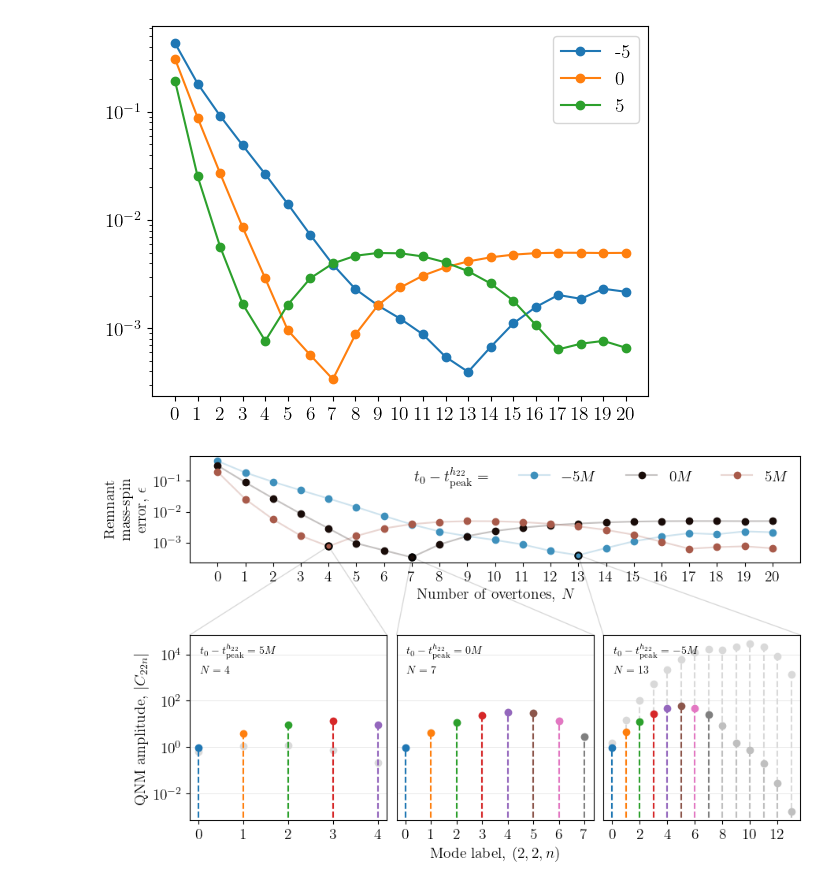
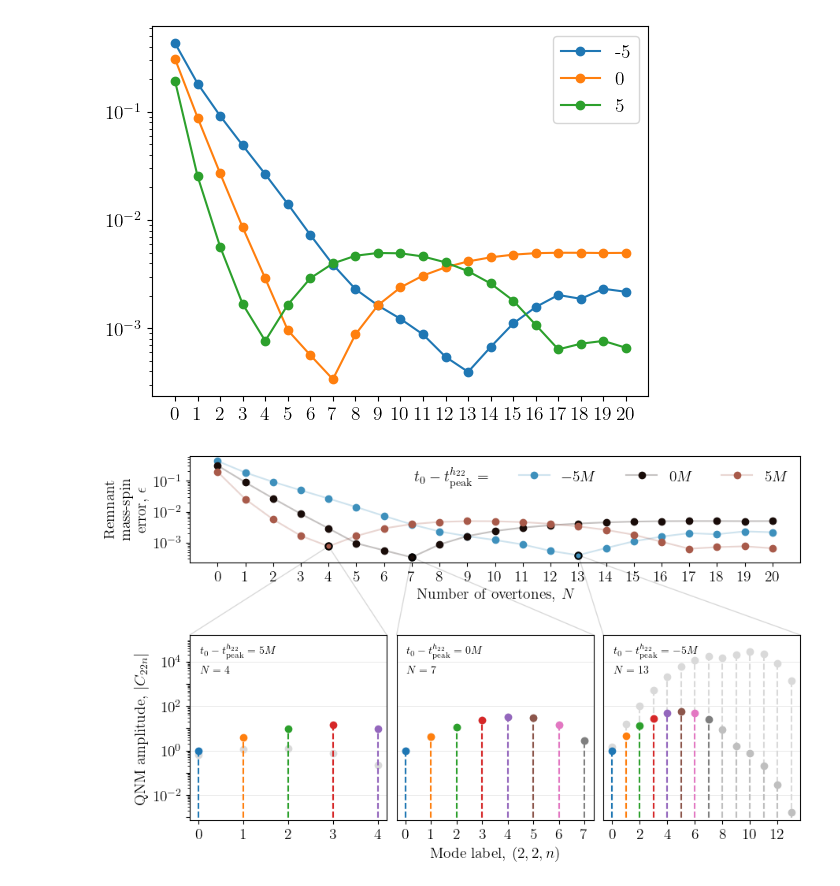
Before and after one commit to eliotfinch/thesis, a Jupyter notebook: Figures/ModellingTheRingdownFromPrecessingBlackHoleBinaries/305_plots.ipynb, the cells around one changed output. Drawn from its saved outputs; the diff is of its cells as text; code cells hidden in the pictures.

```diff
--- a/Figures/ModellingTheRingdownFromPrecessingBlackHoleBinaries/305_plots.ipynb
+++ b/Figures/ModellingTheRingdownFromPrecessingBlackHoleBinaries/305_plots.ipynb
@@ -312,12 +312,9 @@ for N, fit_time in zip(Ns, fit_times):
 # %%
 fig = plt.figure(figsize=(10, 6))
 
-main_grid = fig.add_gridspec(2, 1, height_ratios=[1,1.75], hspace=0.5)
-
-ax1 = fig.add_subplot(main_grid[0, 0])
-
-sub_grid = main_grid[1, 0].subgridspec(1, 3, wspace=0.05)
-ax2, ax3, ax4 = sub_grid.subplots()
+main_grid = fig.add_gridspec(2, 3, height_ratios=[1,1.75], hspace=0.5, wspace=0.05)
+ax1 = fig.add_subplot(main_grid[0, :])
+ax2, ax3, ax4 = [fig.add_subplot(main_grid[1, i]) for i in range(3)]
 
 ax1.set_yscale('log')
 ax2.set_yscale('log')
@@ -392,12 +389,16 @@ ax2.set_xticks([0,1,2,3,4])
 ax3.set_xticks([0,1,2,3,4,5,6,7])
 ax4.set_xticks([0,2,4,6,8,10,12])
 
+minor_yticks = [j*10**i for i in range(-3,5) for j in range(1,10)]
+ax2.set_yticks(minor_yticks, minor=True)
+ax2.set_yticks([1e-3, 1e-2, 1e-1, 1e0, 1e1, 1e2, 1e3, 1e4], labels=[None, '$10^{-2}$', None, '$10^0$', None, '$10^2$', None, '$10^4$'])
+
 ylim = ax4.get_ylim()
+new_ylim = (ylim[0], 1.6e5)
 
-ax2.set_ylim(ylim)
-ax3.set_ylim(ylim)
-
-ax2.yaxis.set_minor_locator(ax1.yaxis.get_minor_locator())
+ax2.set_ylim(new_ylim)
+ax3.set_ylim(new_ylim)
+ax4.set_ylim(new_ylim)
 
 grid_locs = [1e-2, 1, 1e2, 1e4]
 for loc in grid_locs:
@@ -433,34 +434,34 @@ for i, (fit_time, epsilon_list) in enumerate(epsilon_dict.items()):
             coordsB=ax.transAxes,
             color='k',
             alpha=0.15,
             zorder=0.
             )
         )
 
     c = cm.berlin(0.5+((i-1)/3)) # f'C{i}'
     ax1.plot(min_N, min_epsilon, marker='o', c=c, markeredgecolor='k', markeredgewidth=1.5)
 
     ax.text(
         0.05, 0.91, f'$t_0 - t_\mathrm{{peak}}^{{h_{{22}}}} = {fit_time}M$',
         horizontalalignment='left',
         verticalalignment='center',
         transform=ax.transAxes,
         fontsize=10
         )
 
     ax.text(
         0.05, 0.81, f'$N={min_N}$',
         horizontalalignment='left',
         verticalalignment='center',
         transform=ax.transAxes,
         fontsize=10
         )
 
 ax1.patch.set_alpha(0.)
 
 fig.savefig('305_even_more_overtones.pdf', bbox_inches='tight')
 # %% [output]
-[figure, old version]
+[figure, new version]
 # %%
 n7_at_peak = amp_dict[0][1][7]
 # %%
```
Also changed, not shown: parts of 1 cell of this notebook, 1 other file.
